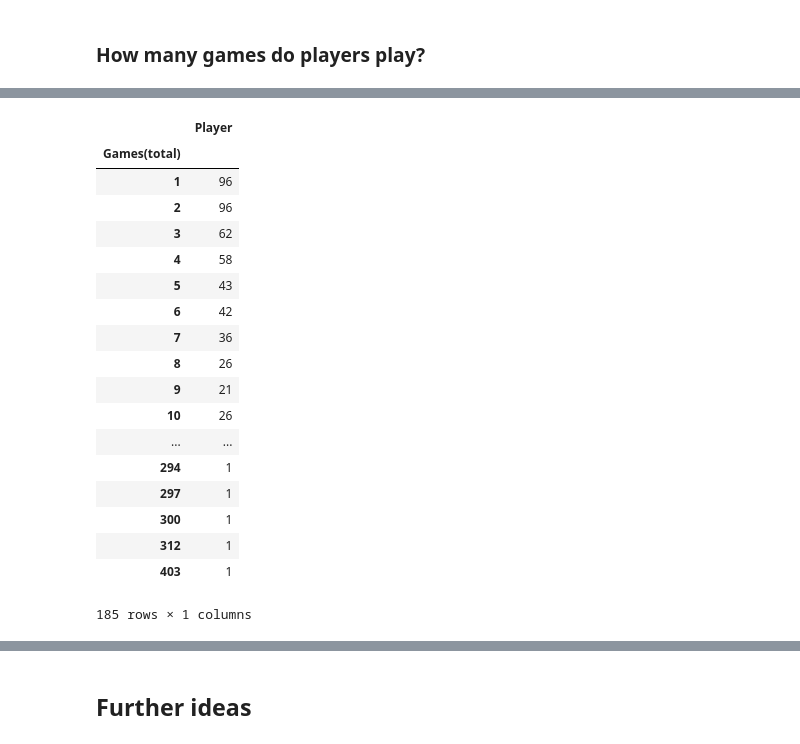
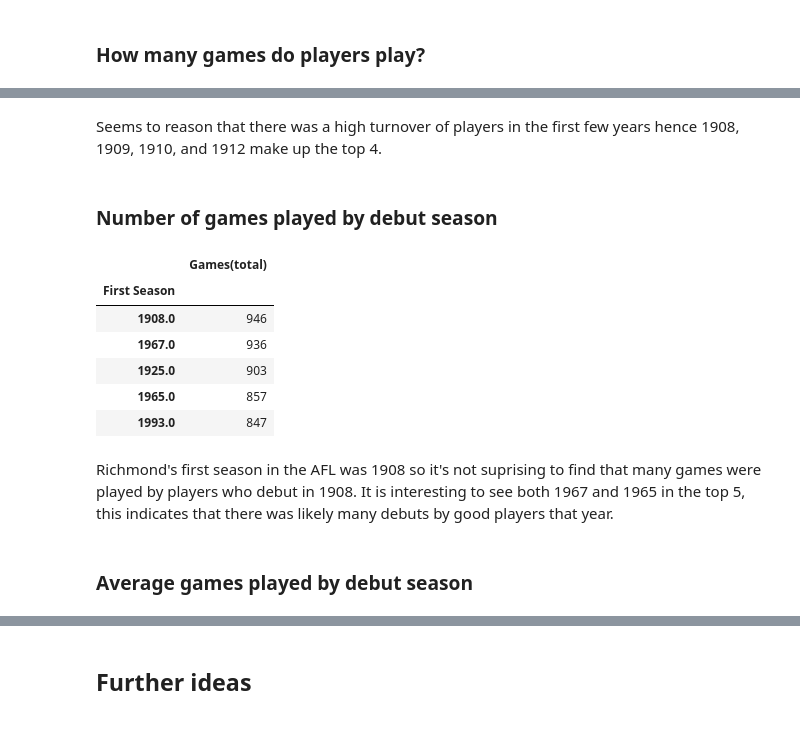
Before and after one commit to bensharkey3/Richmond-FC-player-stats-analysis, a Jupyter notebook: AFL_Tables_richmond.ipynb, the cells around one changed output, grey strips where cells are left out. Cells and saved outputs as stored; diff of their text form; code cells hidden in the pictures.

```diff
--- a/AFL_Tables_richmond.ipynb
+++ b/AFL_Tables_richmond.ipynb
@@ -59,10 +62,10 @@ pandas.tslib.Timestamp
 # split Games (W-D-L) into separate columns
 # not finished, need to remove brackets and make won and lost numeric
 
-df['Games(total)']=pd.to_numeric(df['Games (W-D-L)'].apply(lambda x:re.split(' |-',x)[0]))
-df['Games(won)']=df['Games (W-D-L)'].apply(lambda x:re.split(' |-',x)[1])
-df['Games(drawn)']=pd.to_numeric(df['Games (W-D-L)'].apply(lambda x:re.split(' |-',x)[2]))
-df['Games(lost)']=df['Games (W-D-L)'].apply(lambda x:re.split(' |-',x)[3])
+df['Games(total)'] =  pd.to_numeric(df['Games (W-D-L)'].apply(lambda x:re.split(' |-',x)[0]))
+df['Games(won)'] = pd.to_numeric(df['Games (W-D-L)'].apply(lambda x:re.split(r'[`\-=~!@#$%^&*()_+\[\]{};\'\\:"|<,./<>?]',x)[1]))
+df['Games(drawn)'] = pd.to_numeric(df['Games (W-D-L)'].apply(lambda x:re.split(' |-',x)[2]))
+df['Games(lost)'] = pd.to_numeric(df['Games (W-D-L)'].apply(lambda x:re.split(r'[`\-=~!@#$%^&*()_+\[\]{};\'\\:"|<,./<>?]',x)[3]))
 # %%
 # create columns first season and last season
 
@@ -88,5 +91,35 @@ df['Ave Games/Season']=df['Games(total)']/df['No. of Seasons']
 
 df.drop('Games (W-D-L)',axis=1,inplace=True)
 df.drop('Seasons',axis=1,inplace=True)
+# %%
+# convert Debut and Last into number of years as a float
+
+df['Debut years'] = df['Debut'].apply(lambda x:re.split('y',x)[0])
+df['Debut days'] = df['Debut'].apply(lambda x:re.split('y',x)[1])
+df['Debut days'] = df['Debut days'].apply(lambda x:re.split('d',x)[0])
+
+df['Debut years'] = pd.to_numeric(df['Debut years'],errors='coerce')
+df['Debut years decimal'] = pd.to_numeric(df['Debut days'],errors='coerce')/365
+
+df['Last years'] = df['Last'].apply(lambda x:re.split('y',x)[0])
+df['Last days'] = df['Last'].apply(lambda x:re.split('y',x)[1])
+df['Last days'] = df['Last days'].apply(lambda x:re.split('d',x)[0])
+
+df['Last years'] = pd.to_numeric(df['Last years'],errors='coerce')
+df['Last years decimal'] = pd.to_numeric(df['Last days'],errors='coerce')/365
+
+df['Age at Debut'] = df['Debut years'] + df['Debut years decimal']
+df['Age at Last Game'] = df['Last years'] + df['Last years decimal']
+
+df.drop(['Debut years', 'Debut days', 'Debut', 'Debut years decimal', 'Last years', 'Last days',
+         'Last', 'Last years decimal'], axis=1, inplace=True)
+# %%
+# create a win % column
+
+df['Win%'] = df['Games(won)'] / df['Games(total)']
+# %%
+# fill missing jersey numbers to number 0
+
+df['Jersey No.'].fillna(value=0, inplace=True)
 # %% [markdown]
 **Output**
@@ -221,22 +399,18 @@ df['Games(total)'].plot.hist(alpha=0.8,bins=30)
+# %% [markdown]
+Seems to reason that there was a high turnover of players in the first few years hence 1908, 1909, 1910, and 1912 make up the top 4.
+# %% [markdown]
+### Number of games played by debut season
 # %%
-df[['Player','Games(total)']].groupby('Games(total)').count()
+df[['First Season','Games(total)']].groupby('First Season').sum().sort_values('Games(total)', ascending=False).head()
 # %% [output]
-|  | Player |
-| Games(total) |  |
-| 1 | 96 |
-| 2 | 96 |
-| 3 | 62 |
-| 4 | 58 |
-| 5 | 43 |
-| 6 | 42 |
-| 7 | 36 |
-| 8 | 26 |
-| 9 | 21 |
-| 10 | 26 |
-| ... | ... |
-| 294 | 1 |
-| 297 | 1 |
-| 300 | 1 |
-| 312 | 1 |
-| 403 | 1 |
+|  | Games(total) |
+| First Season |  |
+| 1908.0 | 946 |
+| 1967.0 | 936 |
+| 1925.0 | 903 |
+| 1965.0 | 857 |
+| 1993.0 | 847 |
-185 rows × 1 columns
+# %% [markdown]
+Richmond's first season in the AFL was 1908 so it's not suprising to find that many games were played by players who debut in 1908. It is interesting to see both 1967 and 1965 in the top 5, this indicates that there was likely many debuts by good players that year.
+# %% [markdown]
+### Average games played by debut season
```
Also changed, not shown: parts of 59 cells of this notebook.
